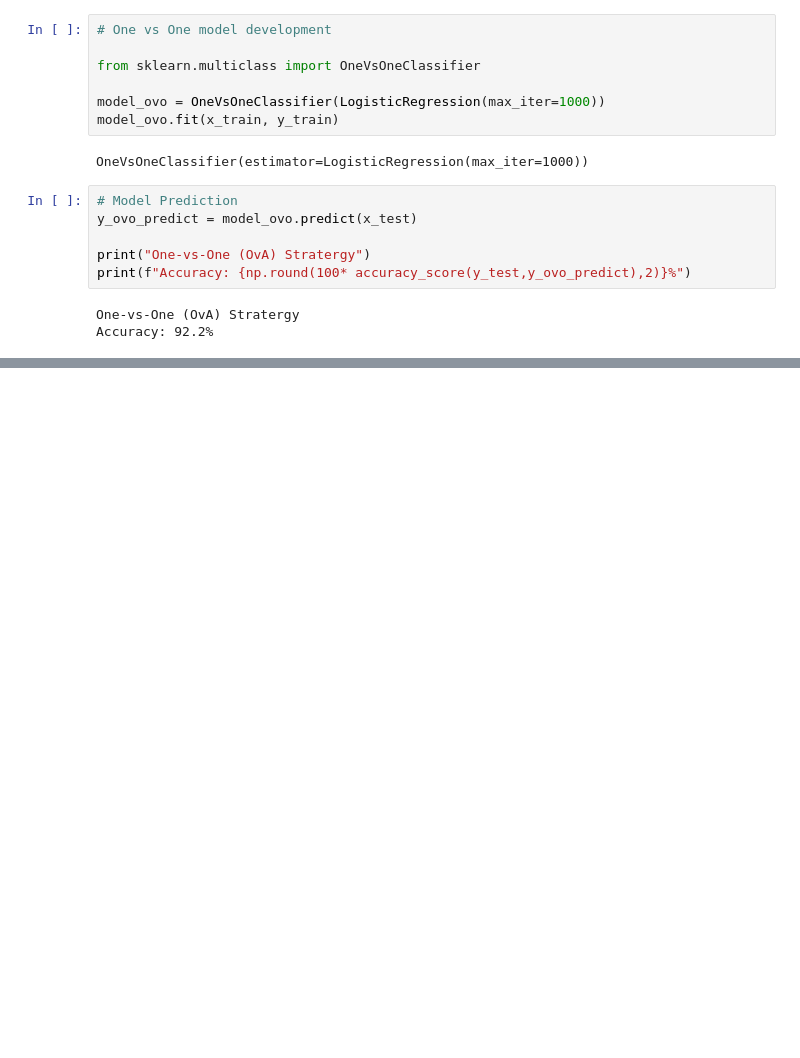
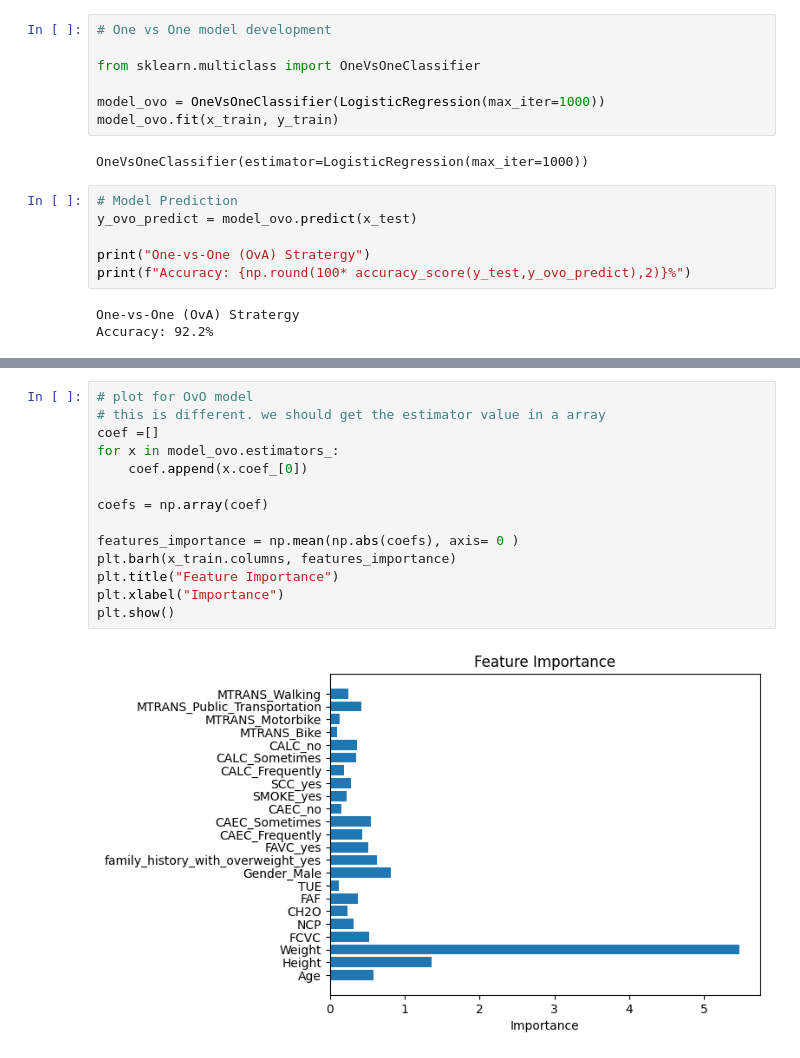
Before and after one commit to VishSeran/machine-learning-models, a Jupyter notebook: logistic-regression-model/multiclass-classification.ipynb, the cells around one changed output, grey strips where cells are left out. Cells and saved outputs as stored; diff of their text form; blank space fills up the shorter version.

```diff
--- a/logistic-regression-model/multiclass-classification.ipynb
+++ b/logistic-regression-model/multiclass-classification.ipynb
@@ -286,0 +304,16 @@ Accuracy: 92.2%
+# %%
+# plot for OvO model
+# this is different. we should get the estimator value in a array
+coef =[]
+for x in model_ovo.estimators_:
+    coef.append(x.coef_[0])
+
+coefs = np.array(coef)
+
+features_importance = np.mean(np.abs(coefs), axis= 0 )
+plt.barh(x_train.columns, features_importance)
+plt.title("Feature Importance")
+plt.xlabel("Importance")
+plt.show()
+# %% [output]
+[figure, added]
```
Also changed, not shown: parts of 3 cells of this notebook.
